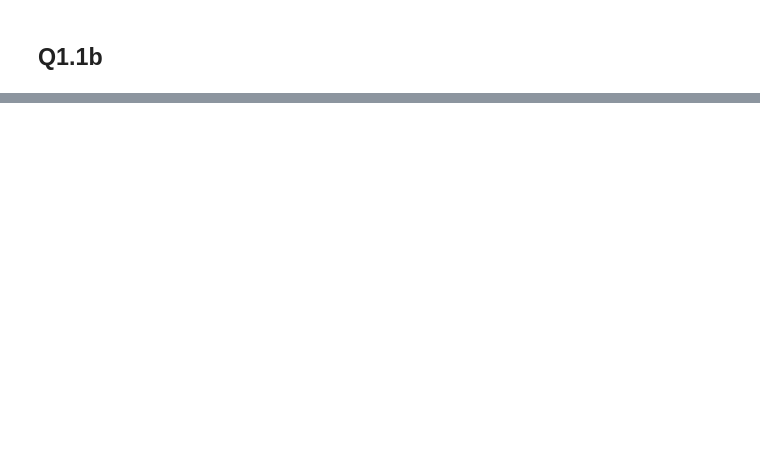
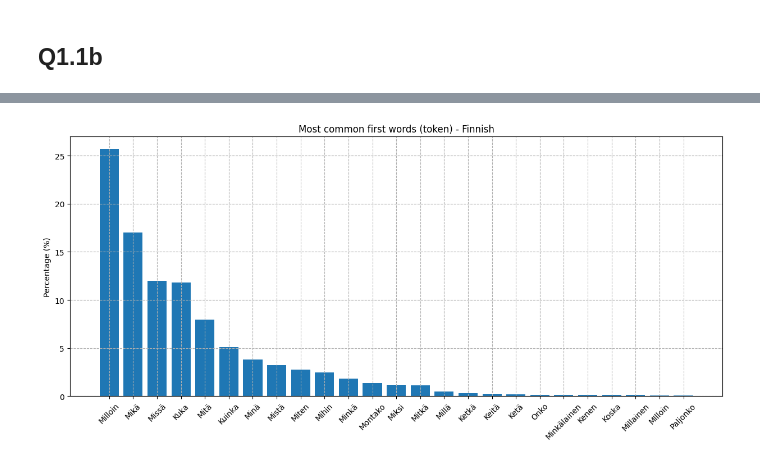
Before and after one commit to RasmusML/nlp_question_answer_project, a Jupyter notebook: notebook.ipynb, the cells around one changed output, grey strips where cells are left out. Saved outputs shown, nothing was run; the diff lists cells and outputs as text; code cells hidden in the pictures; blank space fills up the shorter version.

```diff
--- a/notebook.ipynb
+++ b/notebook.ipynb
@@ -257,0 +317,10 @@ validation_set.head()
+# %%
+df = train_set[train_set["language"] == "finnish"]
+df_question = df["question"]
+
+firsts = get_firsts(df_question)
+lasts = get_lasts(df_question)
+# %%
+plot_most_common_words(firsts, "Most common first words (token) - Finnish", top=25)
+# %% [output]
+[figure, added]
```
Also changed, not shown: parts of 21 cells of this notebook, 2 other files.
